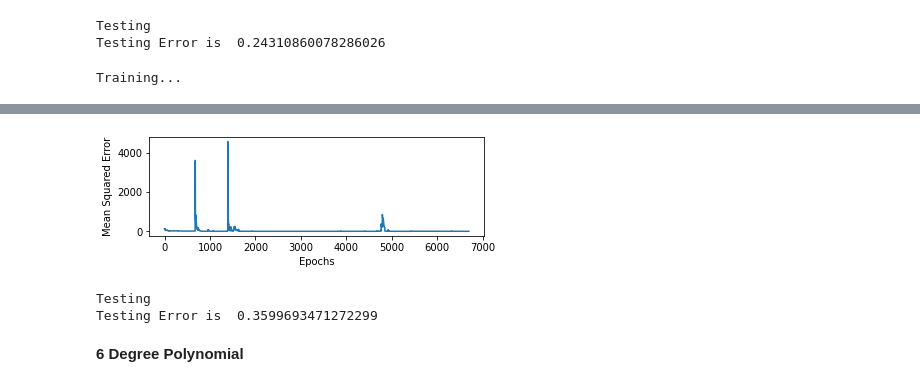
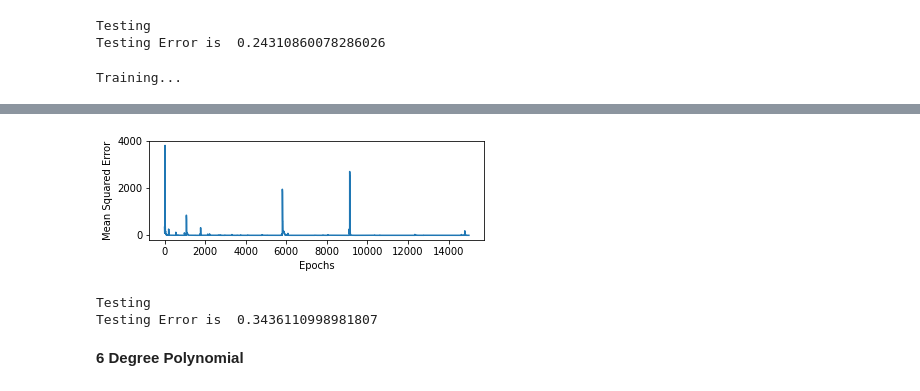
Before and after one commit to vineet891/FODS-Assignment, a Jupyter notebook: Assignment1/FODS_A1_a.ipynb, the cells around one changed output, grey strips where cells are left out. Saved outputs shown, nothing was run; the diff lists cells and outputs as text; code cells hidden in the pictures.

```diff
--- a/Assignment1/FODS_A1_a.ipynb
+++ b/Assignment1/FODS_A1_a.ipynb
@@ -534,7 +526,8 @@ class PolynomialRegression():
             y_pred: Predicted values.
             y: True output values.
         '''
-        return sum([(y1-y2)**2 for y1, y2 in zip(y, y_pred)])/len([(y1-y2)**2 for y1, y2 in zip(y, y_pred)])
+
+        return sum([(y1-y2)**2 for y1, y2 in zip(y, y_pred)])/(len(y))
 
     def grad_w(self, x, y):
         '''
@@ -650,7 +643,7 @@ Testing Error is  0.24310860078286026
 SGD5 = PolynomialRegression(5)
 x_train_trans_5 = SGD5.transform(train_X)
 x_test_trans_5 = SGD5.transform(test_X)
-SGD5.fit(x_train_trans_5, train_y,epochs = 6700, learning='SGD', learning_rate=0.0005)
+SGD5.fit(x_train_trans_5, train_y,epochs = 15000, learning='SGD', learning_rate=0.00055)
 SGD5.evaluate(x_test_trans_5,test_y)
 # %% [output]
 Training...
@@ -674,4 +667,4 @@ Epoch: 6650 Loss: 0.39116250265895086
-[figure, old version]
+[figure, new version]
 Testing
-Testing Error is  0.3599693471272299
+Testing Error is  0.3436110998981807
 # %%
```
Also changed, not shown: parts of 17 cells of this notebook.
